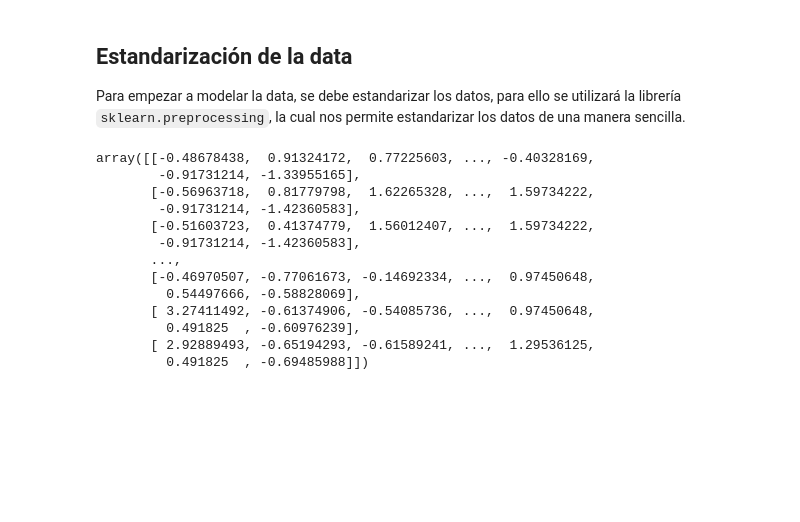
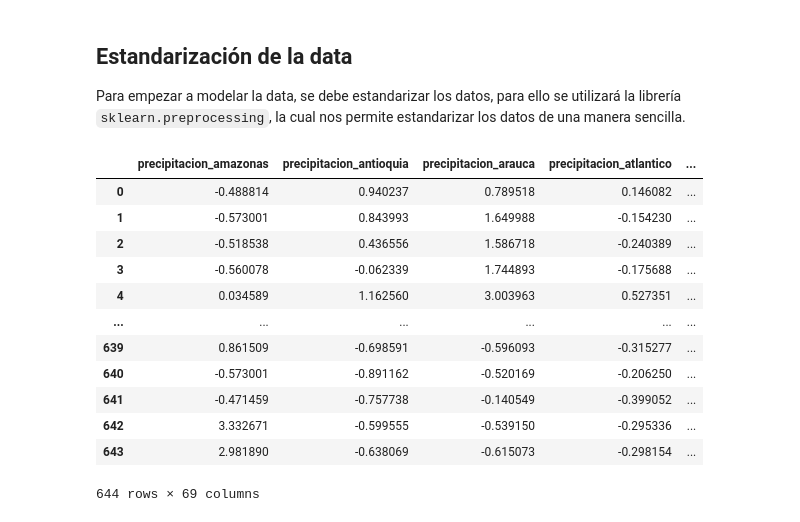
Before and after one commit to maestria-ds-eafit/Proyecto-Integrador-Semestre1, a Jupyter notebook: python-notebooks/TablesJoined.ipynb, the cells around one changed output. Saved outputs shown, nothing was run; the diff lists cells and outputs as text; code cells hidden in the pictures; blank space fills up the shorter version.

```diff
--- a/python-notebooks/TablesJoined.ipynb
+++ b/python-notebooks/TablesJoined.ipynb
@@ -77,18 +83,19 @@ Para empezar a modelar la data, se debe estandarizar los datos, para ello se uti
 # %%
 scaler = StandardScaler()
 scaled_data = scaler.fit_transform(exogen_data)
-scaled_data
+scaled_df = pd.DataFrame(scaled_data, columns=exogen_data.columns)
+scaled_df
 # %% [output]
+|  | precipitacion_amazonas | precipitacion_antioquia | precipitacion_arauca | precipitacion_atlantico | ... |
+| 0 | -0.488814 | 0.940237 | 0.789518 | 0.146082 | ... |
+| 1 | -0.573001 | 0.843993 | 1.649988 | -0.154230 | ... |
+| 2 | -0.518538 | 0.436556 | 1.586718 | -0.240389 | ... |
+| 3 | -0.560078 | -0.062339 | 1.744893 | -0.175688 | ... |
+| 4 | 0.034589 | 1.162560 | 3.003963 | 0.527351 | ... |
+| ... | ... | ... | ... | ... | ... |
+| 639 | 0.861509 | -0.698591 | -0.596093 | -0.315277 | ... |
+| 640 | -0.573001 | -0.891162 | -0.520169 | -0.206250 | ... |
+| 641 | -0.471459 | -0.757738 | -0.140549 | -0.399052 | ... |
+| 642 | 3.332671 | -0.599555 | -0.539150 | -0.295336 | ... |
+| 643 | 2.981890 | -0.638069 | -0.615073 | -0.298154 | ... |
-array([[-0.48678438,  0.91324172,  0.77225603, ..., -0.40328169,
-        -0.91731214, -1.33955165],
-       [-0.56963718,  0.81779798,  1.62265328, ...,  1.59734222,
-        -0.91731214, -1.42360583],
-       [-0.51603723,  0.41374779,  1.56012407, ...,  1.59734222,
-        -0.91731214, -1.42360583],
-       ...,
-       [-0.46970507, -0.77061673, -0.14692334, ...,  0.97450648,
-         0.54497666, -0.58828069],
-       [ 3.27411492, -0.61374906, -0.54085736, ...,  0.97450648,
-         0.491825  , -0.60976239],
-       [ 2.92889493, -0.65194293, -0.61589241, ...,  1.29536125,
-         0.491825  , -0.69485988]])
+644 rows × 69 columns
```
Also changed, not shown: parts of 13 cells of this notebook, 2 other files.
